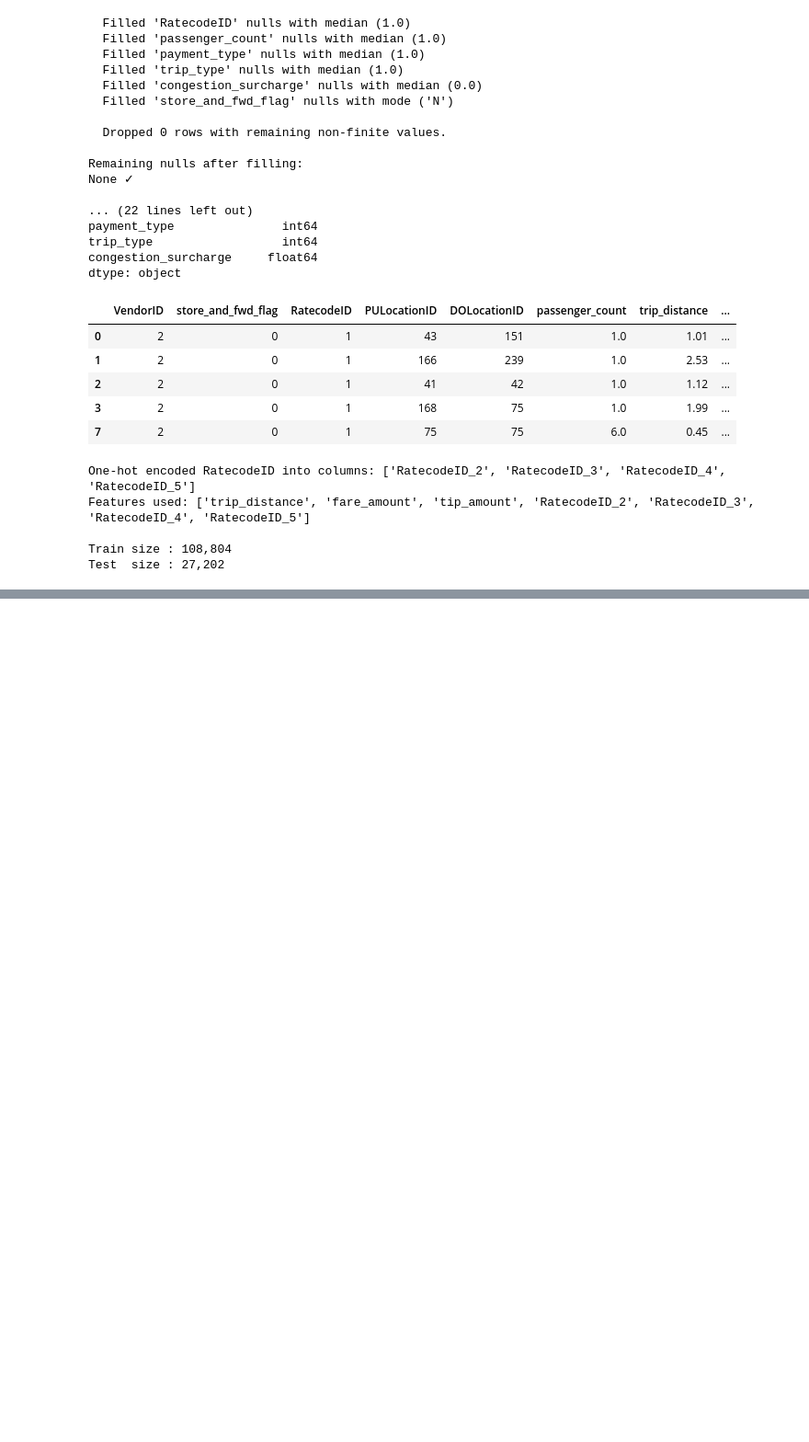
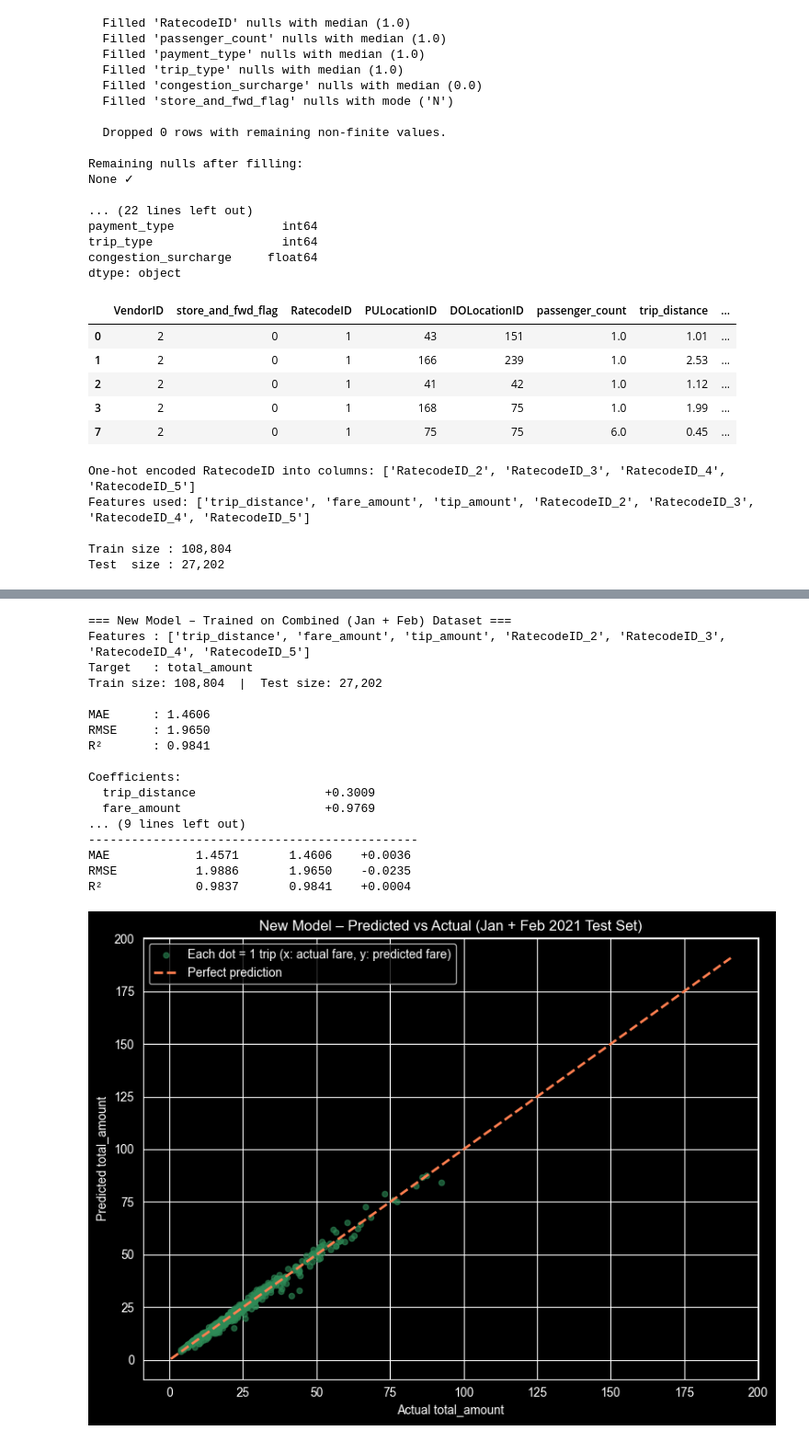
Before and after one commit to TanelPastarus/MLOps, a Jupyter notebook: practice2.ipynb, the cells around one changed output, grey strips where cells are left out. Shown at 92% size. Saved outputs shown, nothing was run; the diff lists cells and outputs as text; code cells hidden in the pictures; blank space fills up the shorter version.

Commit message:
v3 - trained a new model on the new data

```diff
--- a/practice2.ipynb
+++ b/practice2.ipynb
@@ -171,0 +173,70 @@ R²       : 0.9837
+# %%
+# Train a NEW model on the combined (Jan + Feb) dataset and save it
+
+new_model = LinearRegression()
+new_model.fit(X_train, y_train)
+
+y_pred_new = new_model.predict(X_test)
+
+mae_n  = mean_absolute_error(y_test, y_pred_new)
+rmse_n = np.sqrt(mean_squared_error(y_test, y_pred_new))
+r2_n   = r2_score(y_test, y_pred_new)
+
+print("=== New Model – Trained on Combined (Jan + Feb) Dataset ===")
+print(f"Features : {FEATURES}")
+print(f"Target   : {TARGET}")
+print(f"Train size: {len(X_train):,}  |  Test size: {len(X_test):,}")
+print(f"\nMAE      : {mae_n:.4f}")
+print(f"RMSE     : {rmse_n:.4f}")
+print(f"R²       : {r2_n:.4f}")
+
+print("\nCoefficients:")
+for feat, coef in zip(FEATURES, new_model.coef_):
+    print(f"  {feat:<30} {coef:+.4f}")
+print(f"  {'Intercept':<30} {new_model.intercept_:+.4f}")
+
+# Save the new model
+joblib.dump(new_model, "model.joblib")
+
+# Comparison table
+print("\n=== Model Comparison ===")
+print(f"{'Metric':<8} {'Old Model':>12} {'New Model':>12} {'Δ':>10}")
+print("-" * 46)
+for metric, old, new in [("MAE",  mae_e,  mae_n),
+                          ("RMSE", rmse_e, rmse_n),
+                          ("R²",   r2_e,   r2_n)]:
+    print(f"{metric:<8} {old:>12.4f} {new:>12.4f} {new - old:>+10.4f}")
+
+# Predicted vs Actual plot for the new model
+fig, ax = plt.subplots(figsize=(8, 6))
+ax.scatter(y_test.values[sample_idx], y_pred_new[sample_idx],
+           alpha=0.6, s=20, color='seagreen',
+           label='Each dot = 1 trip (x: actual fare, y: predicted fare)')
+ax.plot([y_test.min(), y_test.max()],
+        [y_test.min(), y_test.max()],
+        color='coral', linewidth=2, linestyle='--', label='Perfect prediction')
+ax.set_xlabel("Actual total_amount")
+ax.set_ylabel("Predicted total_amount")
+ax.set_title("New Model")
+ax.legend()
+plt.tight_layout()
+plt.show()
+# %% [output]
+=== New Model – Trained on Combined (Jan + Feb) Dataset ===
+Features : ['trip_distance', 'fare_amount', 'tip_amount', 'RatecodeID_2', 'RatecodeID_3', 'RatecodeID_4', 'RatecodeID_5']
+Target   : total_amount
+Train size: 108,804  |  Test size: 27,202
+
+MAE      : 1.4606
+RMSE     : 1.9650
+R²       : 0.9841
+
+Coefficients:
+  trip_distance                  +0.3009
+  fare_amount                    +0.9769
+... (9 lines left out)
+----------------------------------------------
+MAE            1.4571       1.4606    +0.0036
+RMSE           1.9886       1.9650    -0.0235
+R²             0.9837       0.9841    +0.0004
+[figure, added]
```
Also changed, not shown: parts of 3 cells of this notebook, 1 other file.
